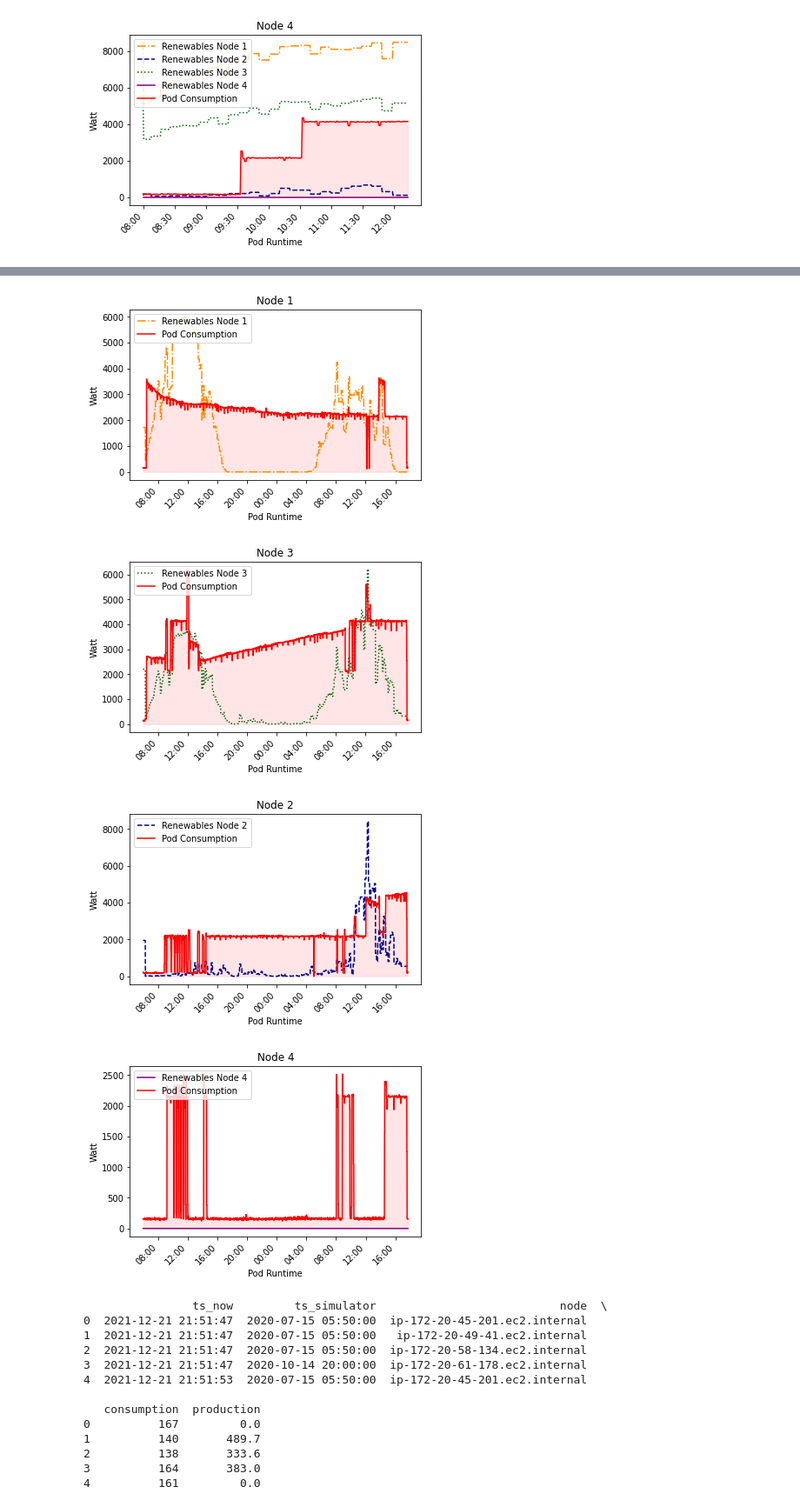
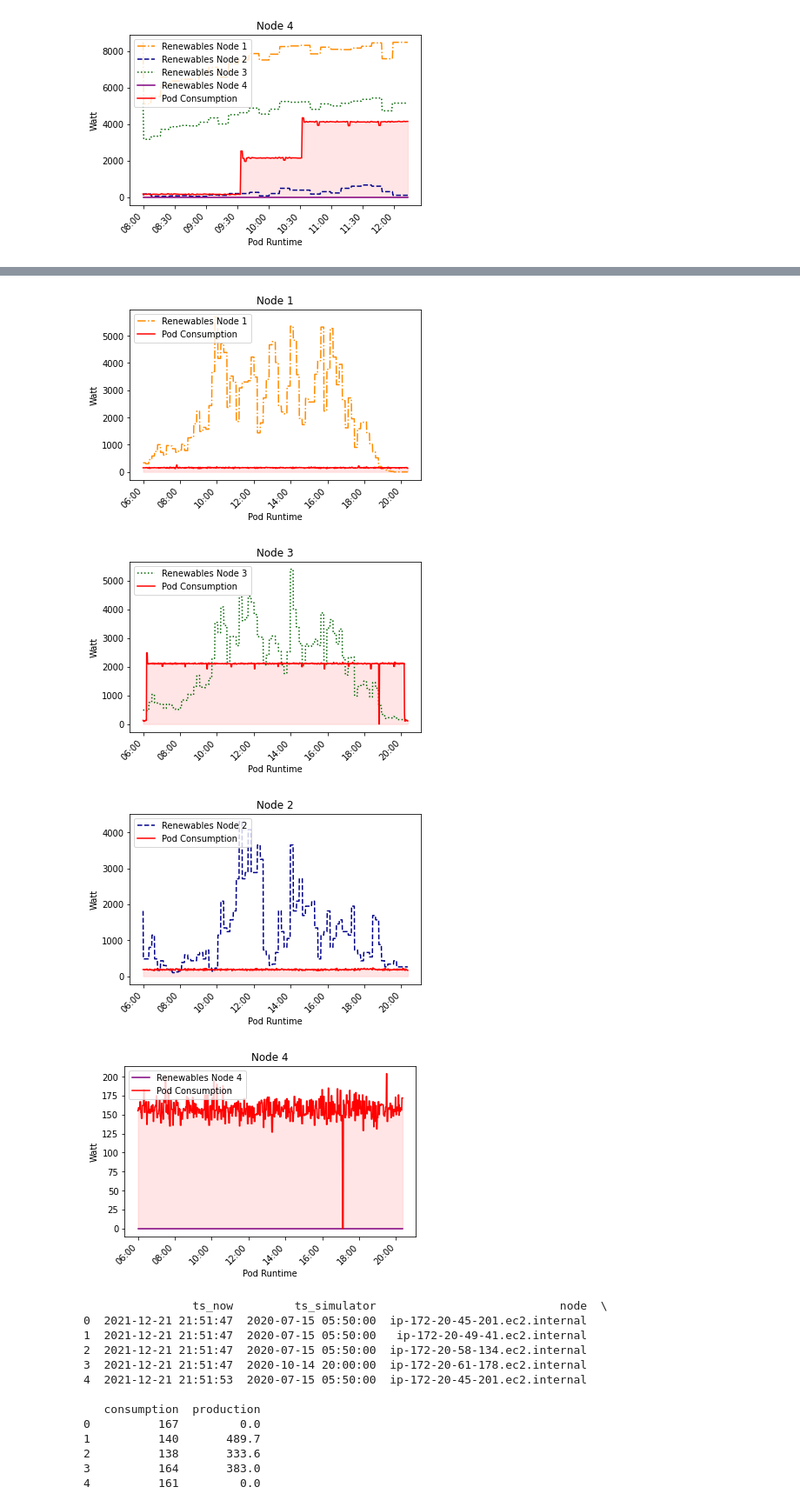
Before and after one commit to 7imo/green-k8s-energy-management, a Jupyter notebook: evaluation/analysis.ipynb, the cells around one changed output, grey strips where cells are left out. Shown: that part at 87% size. Saved outputs shown, nothing was run; the diff lists cells and outputs as text; code cells hidden in the pictures.

```diff
--- a/evaluation/analysis.ipynb
+++ b/evaluation/analysis.ipynb
@@ -892,10 +906,10 @@ from matplotlib.dates import DateFormatter
 # d e s c h e d u l e r
 
 interval_simulator = 60
-interval_monitor = 5.9
+interval_monitor = 5.8
 ts_resample = 600 / (interval_simulator / interval_monitor)
 
-df = pd.read_csv('5.4c/monitor.log', delimiter = ";").fillna(0)
+df = pd.read_csv('5.4a/monitor_gks.log', delimiter = ";").fillna(0)
 
 #print(df.head(30))
 
@@ -1042,7 +1056,7 @@ plt.show()
-[figure, old version]
+[figure, new version]
-[figure, old version]
+[figure, new version]
-[figure, old version]
+[figure, new version]
-[figure, old version]
+[figure, new version]
 # %%
 # 5.4
 from datetime import datetime
```
Also changed, not shown: parts of 2 cells of this notebook, 9 other files.
